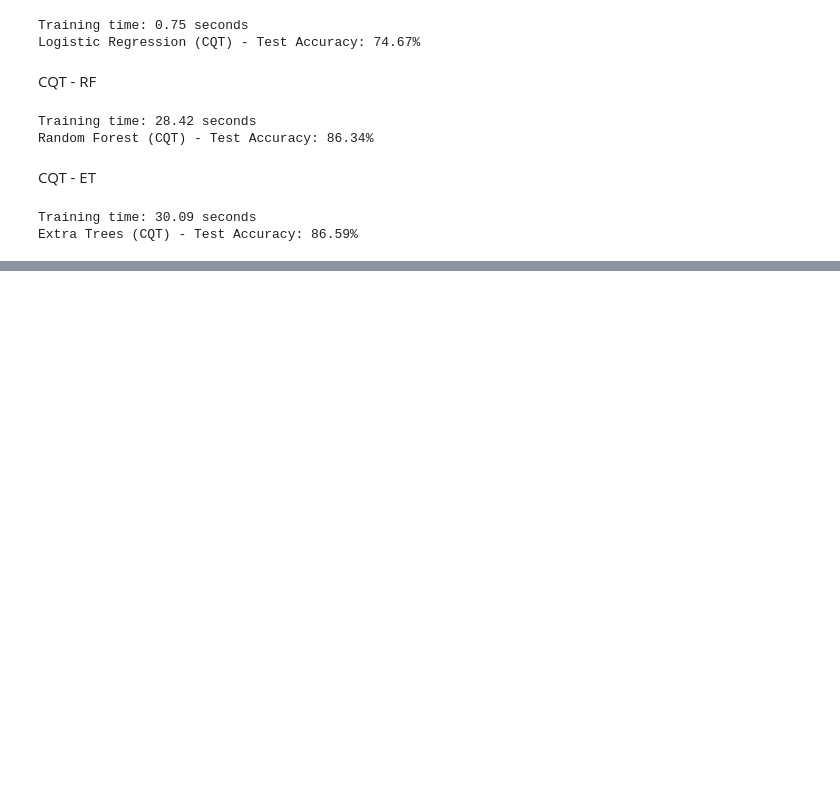
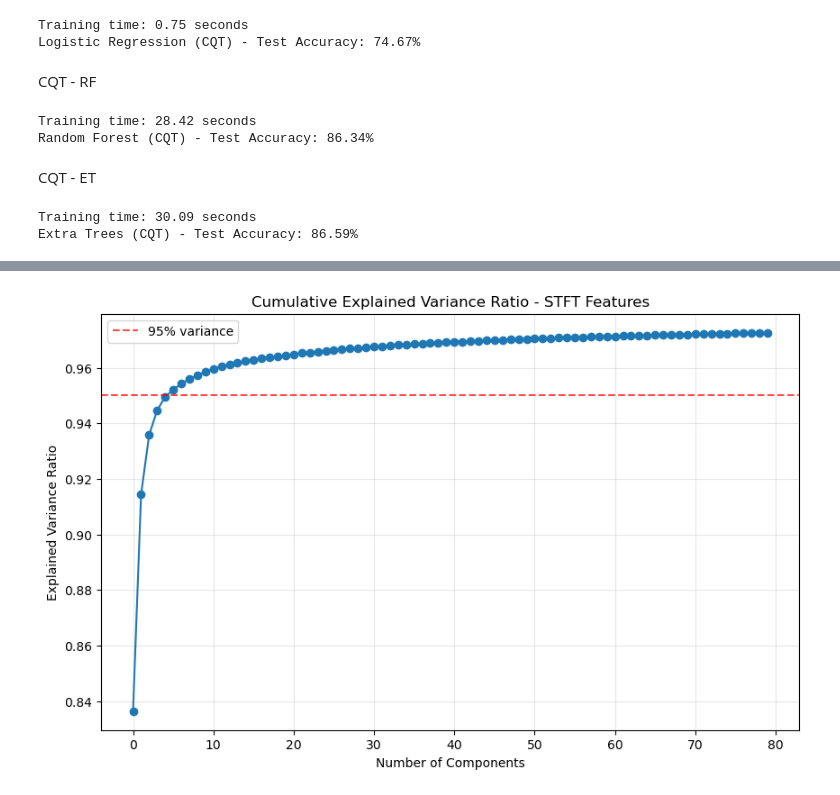
Before and after one commit to dinhgia2106/Queenless-SoundData, a Jupyter notebook: Machine_Learning/Data_kaggle_ML.ipynb, the cells around one changed output, grey strips where cells are left out. Cells and saved outputs as stored; diff of their text form; code cells hidden in the pictures; blank space fills up the shorter version.

```diff
--- a/Machine_Learning/Data_kaggle_ML.ipynb
+++ b/Machine_Learning/Data_kaggle_ML.ipynb
@@ -1928,0 +1361,17 @@ Extra Trees (CQT) - Test Accuracy: 86.59%
+# %%
+start_time = time.time()
+
+et_classifier = ExtraTreesClassifier(n_estimators=200, criterion='gini', max_depth=30, min_samples_split=2, min_samples_leaf=1,
+                                     min_weight_fraction_leaf=0.0, max_features=None, max_leaf_nodes=None, min_impurity_decrease=0.0,
+                                     bootstrap=False, oob_score=False, n_jobs=None, random_state=42, verbose=0, warm_start=False,
+                                     class_weight=None, ccp_alpha=0.0, max_samples=None, monotonic_cst=None)
+
+et_classifier.fit(train_features, train_labels)
+
+end_time = time.time()
+print(f"Training time: {end_time - start_time:.2f} seconds")
+
+# Đánh giá mô hình trên bộ testing
+test_predictions_et = et_classifier.predict(test_features)
+test_accuracy_et = accuracy_score(test_labels, test_predictions_et)
+print(f"Test Accuracy (Extra Trees): {test_accuracy_et * 100:.2f}%")
@@ -1928,0 +1383,81 @@ Extra Trees (CQT) - Test Accuracy: 86.59%
+# %%
+def apply_pca_to_stft(stft_features, test_stft_features=None, n_components=100, plot=True):
+    from sklearn.decomposition import PCA
+
+    # Khởi tạo và huấn luyện PCA
+    pca = PCA(n_components=n_components, random_state=3951)
+    train_pca = pca.fit_transform(stft_features)  # Sửa từ train_features_stft
+
+    # Áp dụng cho tập kiểm tra (nếu có)
+    test_pca = None
+    if test_stft_features is not None:
+        test_pca = pca.transform(test_stft_features)
+
+    # Vẽ đồ thị tỷ lệ phương sai giải thích được
+    if plot:
+        explained_variance_ratio = pca.explained_variance_ratio_
+        cumulative_variance_ratio = np.cumsum(explained_variance_ratio)
+
+        plt.figure(figsize=(10, 6))
+        plt.plot(cumulative_variance_ratio, marker='o')
+        plt.axhline(y=0.95, color='r', linestyle='--', alpha=0.7, label='95% variance')
+        plt.grid(True, alpha=0.3)
+        plt.title('Cumulative Explained Variance Ratio - STFT Features')
+        plt.xlabel('Number of Components')
+        plt.ylabel('Explained Variance Ratio')
+        plt.legend()
+        plt.show()
+
+        # Tìm số lượng thành phần cần thiết để giải thích 95% phương sai
+        indices_95 = np.where(cumulative_variance_ratio >= 0.95)[0]
+        if len(indices_95) > 0:
+            n_components_95 = indices_95[0] + 1
+            print(f"Number of components needed to explain 95% variance: {n_components_95}")
+
+        # Hiển thị top 5 thành phần chính quan trọng nhất
+        print(f"Top 5 principal components explain: {np.sum(explained_variance_ratio[:5]):.4f} of variance")
+        print(f"Selected {n_components} components explain: {np.sum(explained_variance_ratio[:n_components]):.4f} of variance")
+
+    return train_pca, test_pca, pca
+
+# Áp dụng PCA cho STFT features với tên biến đúng
+train_stft_pca, test_stft_pca, stft_pca = apply_pca_to_stft(
+    train_features_stft, test_stft_features=test_features_stft, n_components=80
+)
+
+print(f"Original STFT features shape: {train_features_stft.shape}")
+print(f"PCA STFT features shape: {train_stft_pca.shape}")
+
+# Kiểm tra kích thước trước khi kết hợp
+print(f"Train FFT+CQT features shape: {train_features.shape}")
+print(f"Test FFT+CQT features shape: {test_features.shape}")
+print(f"Train STFT PCA features shape: {train_stft_pca.shape}")
+print(f"Test STFT PCA features shape: {test_stft_pca.shape}")
+
+# Đảm bảo labels khớp nhau
+print(f"Train labels shape: {train_labels.shape}")
+print(f"Test labels shape: {test_labels.shape}")
+print(f"STFT train labels shape: {train_labels_stft.shape}")
+print(f"STFT test labels shape: {test_labels_stft.shape}")
+
+# Kiểm tra labels có giống nhau không
+if np.array_equal(train_labels, train_labels_stft) and np.array_equal(test_labels, test_labels_stft):
+    print("✓ Labels are consistent across all feature sets")
+else:
+    print("⚠ Warning: Labels are not consistent across feature sets")
+
+# Kết hợp các đặc trưng
+combined_train_features = np.hstack((train_features, train_stft_pca))
+combined_test_features = np.hstack((test_features, test_stft_pca))
+
+print(f"Final combined features shape - Train: {combined_train_features.shape}")
+print(f"Final combined features shape - Test: {combined_test_features.shape}")
+
+# Chuẩn hóa dữ liệu
+scaler = StandardScaler()
+train_features_scaled = scaler.fit_transform(combined_train_features)
+test_features_scaled = scaler.transform(combined_test_features)
+
+print("Feature combination completed successfully!")
+# %% [output]
+[figure, added]
```
Also changed, not shown: parts of 102 cells of this notebook, 19 other files.
